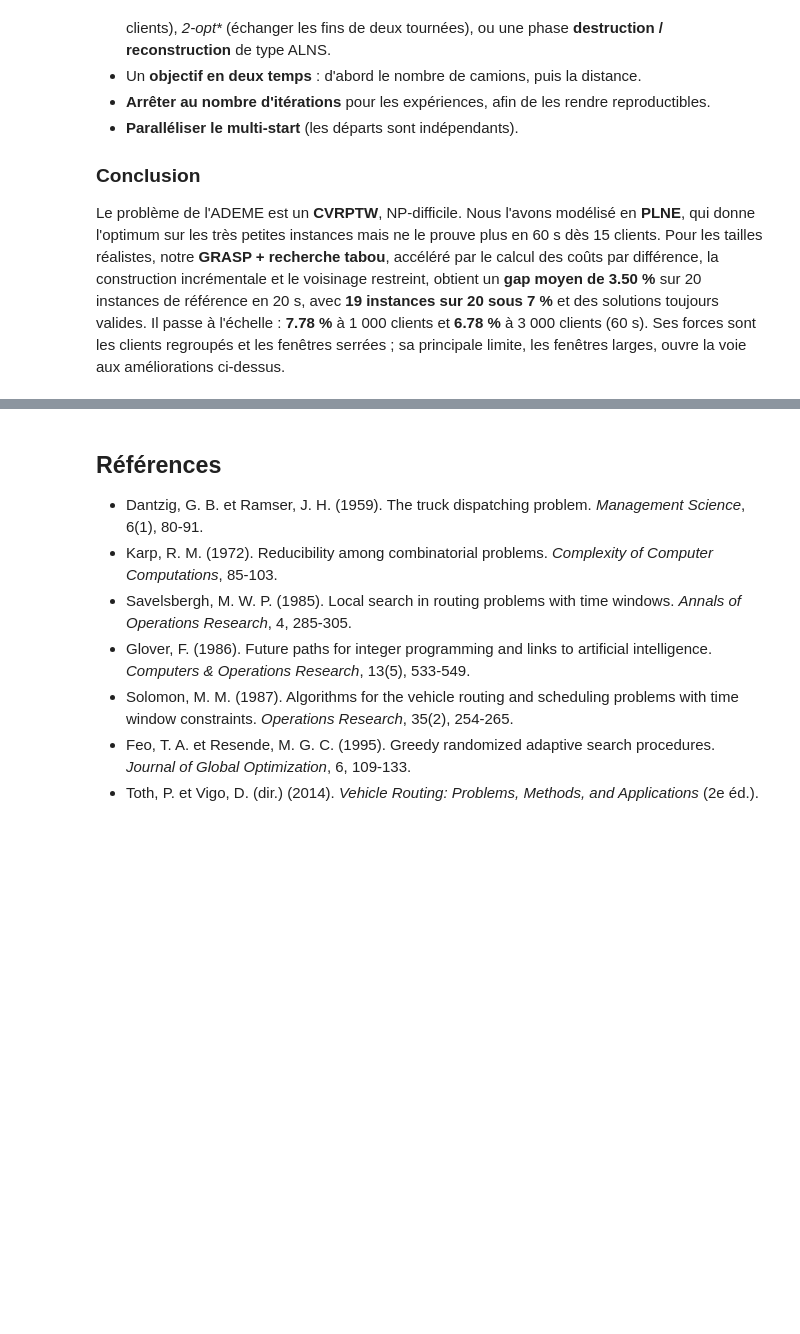
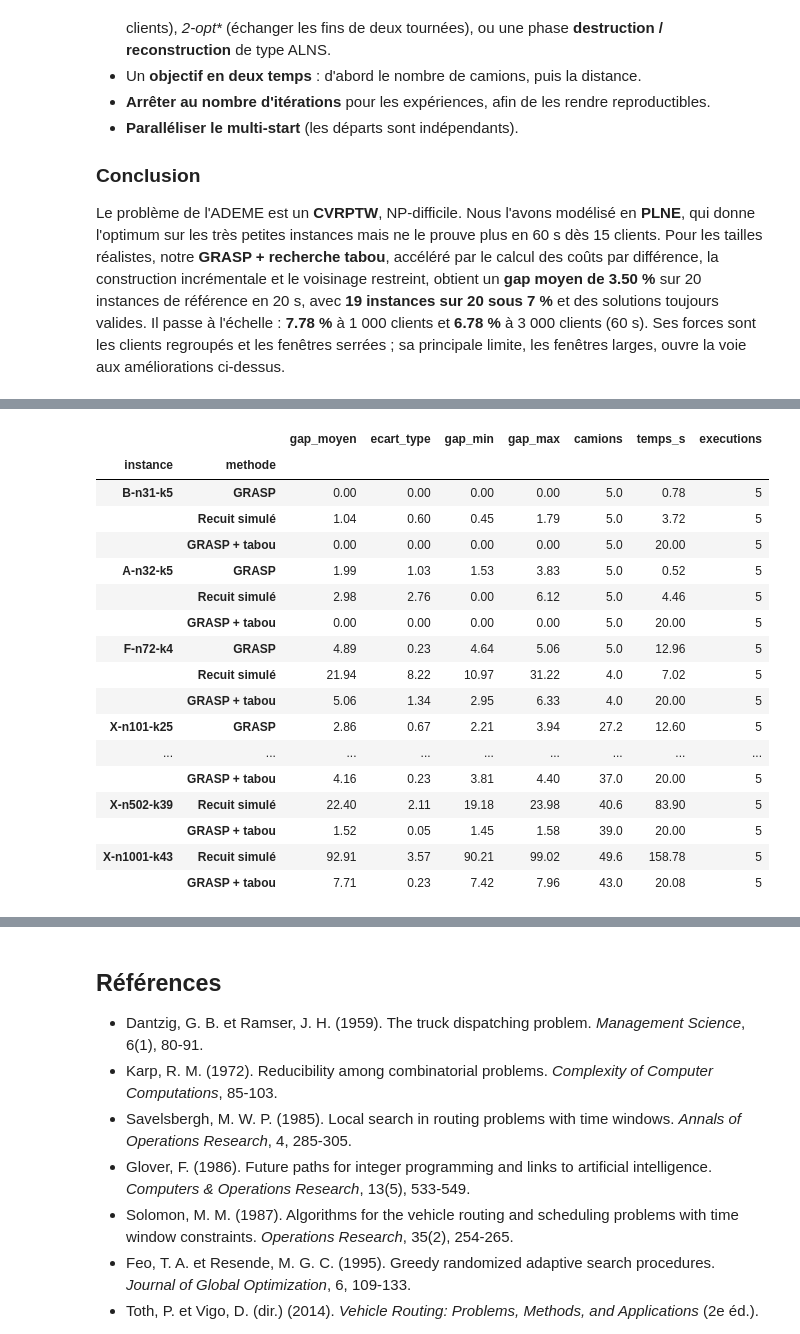
Before and after one commit to gautier111-fr/projet-smart, a Jupyter notebook: Projet_Smart.ipynb, the cells around one changed output, grey strips where cells are left out. Cells and saved outputs as stored; diff of their text form; code cells hidden in the pictures; blank space fills up the shorter version.

```diff
--- a/Projet_Smart.ipynb
+++ b/Projet_Smart.ipynb
@@ -2046,0 +2203,90 @@ Le problème de l'ADEME est un **CVRPTW**, NP-difficile. Nous l'avons modélisé
+# %%
+import pandas as pd
+import matplotlib.pyplot as plt
+import numpy as np
+
+NOMS = {"recuit": "Recuit simulé", "ange": "GRASP", "tabou": "GRASP + tabou"}
+COULEURS = {"recuit": "#7030a0", "ange": "#c55a11", "tabou": "#2e6b30"}
+ORDRE = ["B-n31-k5", "A-n32-k5", "F-n72-k4", "X-n101-k25", "X-n110-k13", "X-n200-k36", "X-n502-k39", "X-n1001-k43"]
+METHODES = ["recuit", "ange", "tabou"]
+PLAFOND = 8          # au-dessus, pas de barre : la valeur est écrite pour comparer
+
+def tableau(df):
+    t = df.groupby(["instance", "methode"]).agg(
+        gap_moyen=("gap", "mean"), ecart_type=("gap", "std"), gap_min=("gap", "min"),
+        gap_max=("gap", "max"), camions=("camions", "mean"), temps_s=("temps_s", "mean"),
+        executions=("gap", "count"))
+    t = t.rename(index=NOMS, level=1)
+    return t.round(2).reindex(ORDRE, level=0)
+
+def dessiner(df, fichier=None):
+    fig, (a1, a2) = plt.subplots(1, 2, figsize=(16, 5.4), gridspec_kw={"width_ratios": [1.8, 1.2]})
+    x = np.arange(len(ORDRE)); l = 0.27
+    for k, m in enumerate(METHODES):
+        g = df[df.methode == m].groupby("instance")["gap"]
+        moy, et = g.mean().reindex(ORDRE), g.std().reindex(ORDRE).fillna(0)
+        for xi, v, e in zip(x + (k - 1) * l, moy, et):
+            if v != v:                                    # pas de résultat : plus de 15 min
+                a1.text(xi, 0.3, "> 15 min", ha="center", va="bottom", fontsize=7, rotation=90, color=COULEURS[m])
+            elif v > PLAFOND:                             # hors échelle : seulement la valeur
+                a1.text(xi, PLAFOND - 0.15, f"{v:.0f} %", ha="center", va="top", fontsize=8,
+                        rotation=90, color=COULEURS[m], fontweight="bold")
+            else:
+                a1.bar(xi, v, l, yerr=e, capsize=3, color=COULEURS[m])
+                if v + e + 0.5 < PLAFOND:
+                    a1.text(xi, v + e + 0.15, f"{v:.1f}", ha="center", fontsize=8)
+                else:                                     # pas la place au-dessus : dans la barre
+                    a1.text(xi, v - 0.6, f"{v:.1f}", ha="center", fontsize=8, color="white", fontweight="bold")
+    for m in METHODES:
+        a1.bar(0, 0, 0, color=COULEURS[m], label=NOMS[m])
+    a1.axhline(7, color="red", linestyle="--", linewidth=1)
+    a1.text(-0.45, 7.1, "seuil 7 %", color="red", fontsize=8)
+    a1.set_ylim(0, PLAFOND)
+    a1.set_xticks(x)
+    a1.set_xticklabels([f"{i}\n({int(i.split('-n')[1].split('-')[0]) - 1} clients)" for i in ORDRE], fontsize=8)
+    a1.set_ylabel("Gap moyen (%) sur 5 graines")
+    a1.set_title("Qualité : gap à la meilleure solution connue\n(valeur écrite en couleur = au-dessus de 8 %, sans barre)")
+    a1.legend(fontsize=9, loc="upper center", bbox_to_anchor=(0.5, -0.16), ncol=3, frameon=False); a1.grid(axis="y", alpha=0.3)
+
+    grandes = ["X-n101-k25", "X-n110-k13", "X-n200-k36", "X-n502-k39", "X-n1001-k43"]
+    for k, m in enumerate(["ange", "tabou"]):
+        donnees = [df[(df.methode == m) & (df.instance == i)]["gap"].values for i in grandes]
+        pos = [g * 3 + k for g in range(len(grandes))]
+        pleins = [(p_, d) for p_, d in zip(pos, donnees) if len(d)]
+        bp = a2.boxplot([d for _, d in pleins], positions=[p_ for p_, _ in pleins], widths=0.8, patch_artist=True)
+        for b in bp["boxes"]:
+            b.set_facecolor(COULEURS[m]); b.set_alpha(0.8)
+        for p_, d in zip(pos, donnees):
+            if not len(d):
+                a2.text(p_, 0.3, "> 15 min", ha="center", va="bottom", fontsize=7, rotation=90, color=COULEURS[m])
+    a2.set_xticks([g * 3 + 0.5 for g in range(len(grandes))])
+    a2.set_xticklabels([i.split("-k")[0] for i in grandes], fontsize=8)
+    a2.set_ylim(0, PLAFOND); a2.axhline(7, color="red", linestyle="--", linewidth=1)
+    a2.set_title("Robustesse des deux GRASP (5 graines par instance)\nrecuit hors échelle : 11 à 99 %")
+    a2.set_ylabel("Gap (%)"); a2.grid(axis="y", alpha=0.3)
+    plt.tight_layout()
+    if fichier:
+        plt.savefig(fichier, dpi=150)
+    return fig
+
+resultats = pd.read_csv("resultats/comparatif_3_methodes.csv")
+tableau(resultats)
+# %% [output]
+|  |  | gap_moyen | ecart_type | gap_min | gap_max | camions | temps_s | executions |
+| instance | methode |  |  |  |  |  |  |  |
+| B-n31-k5 | GRASP | 0.00 | 0.00 | 0.00 | 0.00 | 5.0 | 0.78 | 5 |
+|  | Recuit simulé | 1.04 | 0.60 | 0.45 | 1.79 | 5.0 | 3.72 | 5 |
+|  | GRASP + tabou | 0.00 | 0.00 | 0.00 | 0.00 | 5.0 | 20.00 | 5 |
+| A-n32-k5 | GRASP | 1.99 | 1.03 | 1.53 | 3.83 | 5.0 | 0.52 | 5 |
+|  | Recuit simulé | 2.98 | 2.76 | 0.00 | 6.12 | 5.0 | 4.46 | 5 |
+|  | GRASP + tabou | 0.00 | 0.00 | 0.00 | 0.00 | 5.0 | 20.00 | 5 |
+| F-n72-k4 | GRASP | 4.89 | 0.23 | 4.64 | 5.06 | 5.0 | 12.96 | 5 |
+|  | Recuit simulé | 21.94 | 8.22 | 10.97 | 31.22 | 4.0 | 7.02 | 5 |
+|  | GRASP + tabou | 5.06 | 1.34 | 2.95 | 6.33 | 4.0 | 20.00 | 5 |
+| X-n101-k25 | GRASP | 2.86 | 0.67 | 2.21 | 3.94 | 27.2 | 12.60 | 5 |
+| ... | ... | ... | ... | ... | ... | ... | ... | ... |
+|  | GRASP + tabou | 4.16 | 0.23 | 3.81 | 4.40 | 37.0 | 20.00 | 5 |
+| X-n502-k39 | Recuit simulé | 22.40 | 2.11 | 19.18 | 23.98 | 40.6 | 83.90 | 5 |
+|  | GRASP + tabou | 1.52 | 0.05 | 1.45 | 1.58 | 39.0 | 20.00 | 5 |
+| X-n1001-k43 | Recuit simulé | 92.91 | 3.57 | 90.21 | 99.02 | 49.6 | 158.78 | 5 |
+|  | GRASP + tabou | 7.71 | 0.23 | 7.42 | 7.96 | 43.0 | 20.08 | 5 |
```
Also changed, not shown: parts of 14 cells of this notebook.
